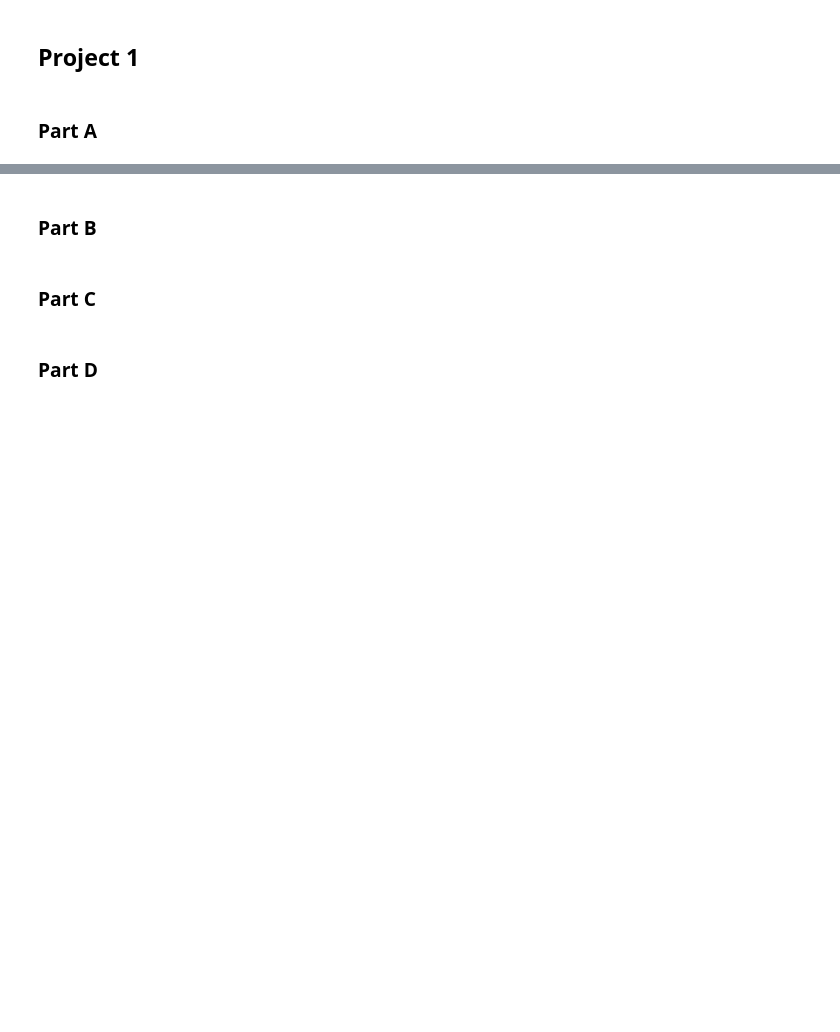
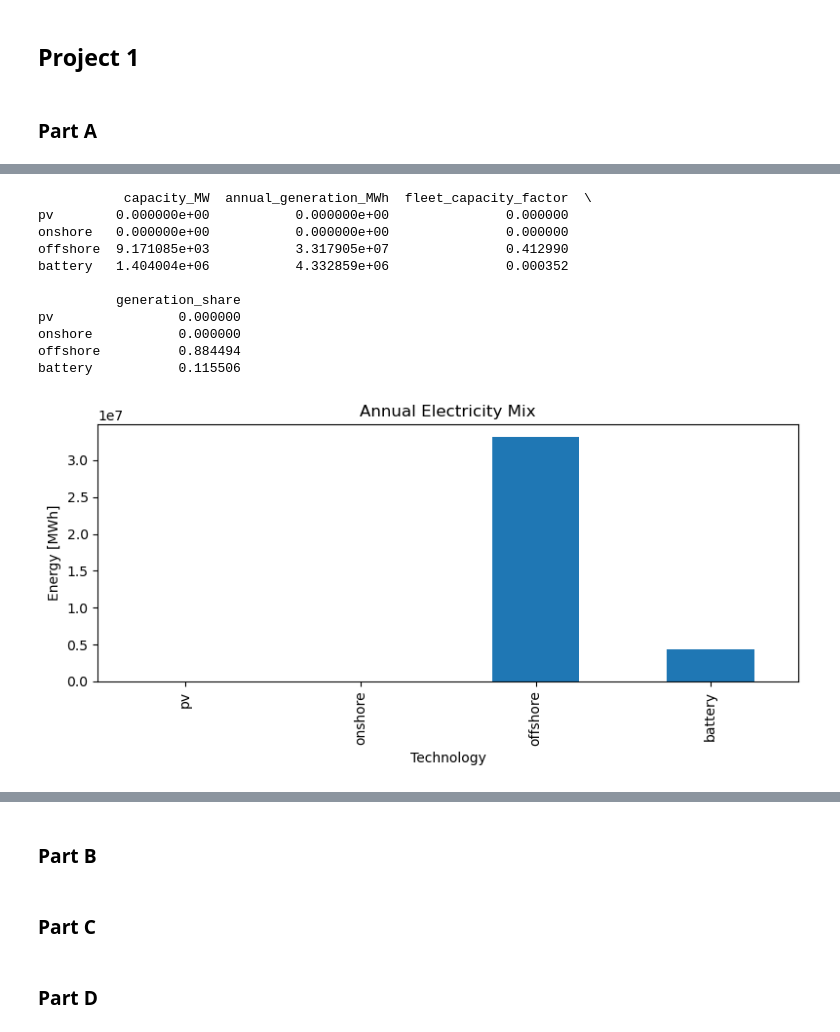
Before and after one commit to martinsiitam/ieg-spring-2026, a Jupyter notebook: src/project1.ipynb, the cells around one changed output, grey strips where cells are left out. Drawn from its saved outputs; the diff is of its cells as text; code cells hidden in the pictures; blank space fills up the shorter version.

```diff
--- a/src/project1.ipynb
+++ b/src/project1.ipynb
@@ -117,0 +246,50 @@ Objective value: 4033330214.315793
+# %%
+annual_generation = dispatch_df[["pv", "onshore", "offshore", "battery_discharge"]].sum()
+
+summary = pd.DataFrame(index=["pv", "onshore", "offshore", "battery"])
+
+summary["capacity_MW"] = [
+    float(K_pv.solution),
+    float(K_onshore_wind.solution),
+    float(K_offshore_wind.solution),
+    float(K_battery.solution),
+]
+
+summary["annual_generation_MWh"] = [
+    annual_generation["pv"],
+    annual_generation["onshore"],
+    annual_generation["offshore"],
+    annual_generation["battery_discharge"],
+]
+
+summary["fleet_capacity_factor"] = (
+    summary["annual_generation_MWh"] / (summary["capacity_MW"] * 8760)
+).replace([float("inf")], 0).fillna(0)
+
+summary["generation_share"] = (
+    summary["annual_generation_MWh"] / summary["annual_generation_MWh"].sum()
+)
+
+print(summary)
+
+fig, ax = plt.subplots(figsize=(8, 4))
+annual_generation.index = ["pv", "onshore", "offshore", "battery"]
+annual_generation.plot(kind="bar", ax=ax)
+ax.set_title("Annual Electricity Mix")
+ax.set_ylabel("Energy [MWh]")
+ax.set_xlabel("Technology")
+plt.tight_layout()
+plt.show()
+# %% [output]
+           capacity_MW  annual_generation_MWh  fleet_capacity_factor  \
+pv        0.000000e+00           0.000000e+00               0.000000
+onshore   0.000000e+00           0.000000e+00               0.000000
+offshore  9.171085e+03           3.317905e+07               0.412990
+battery   1.404004e+06           4.332859e+06               0.000352
+
+          generation_share
+pv                0.000000
+onshore           0.000000
+offshore          0.884494
+battery           0.115506
+[figure, added]
```
Also changed, not shown: parts of 6 cells of this notebook.
